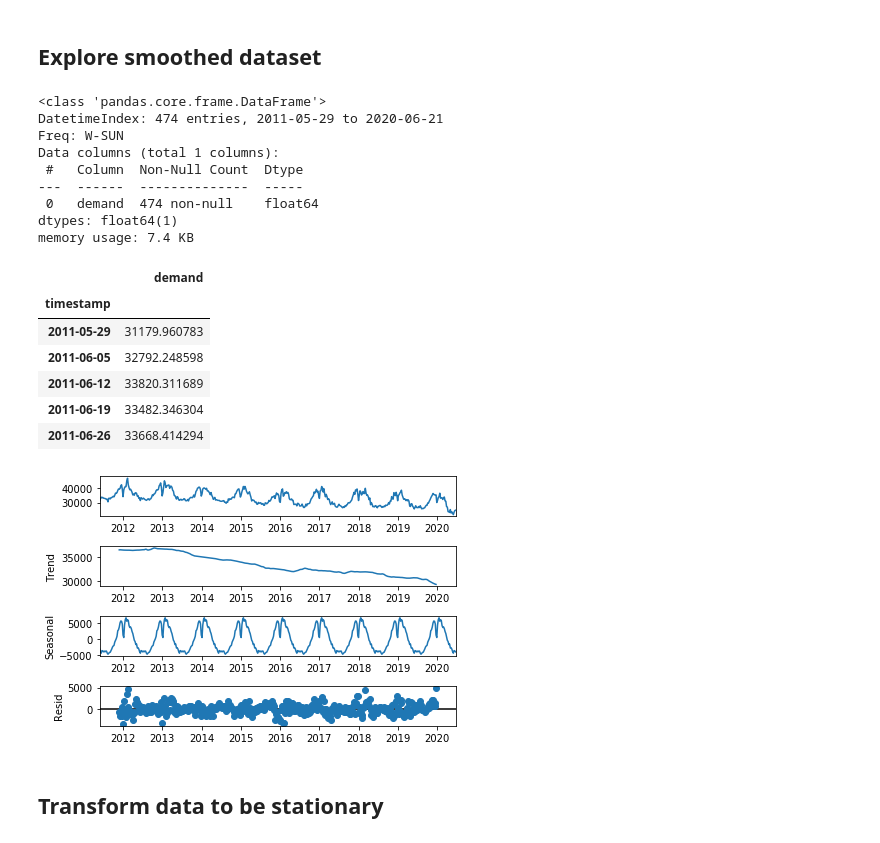
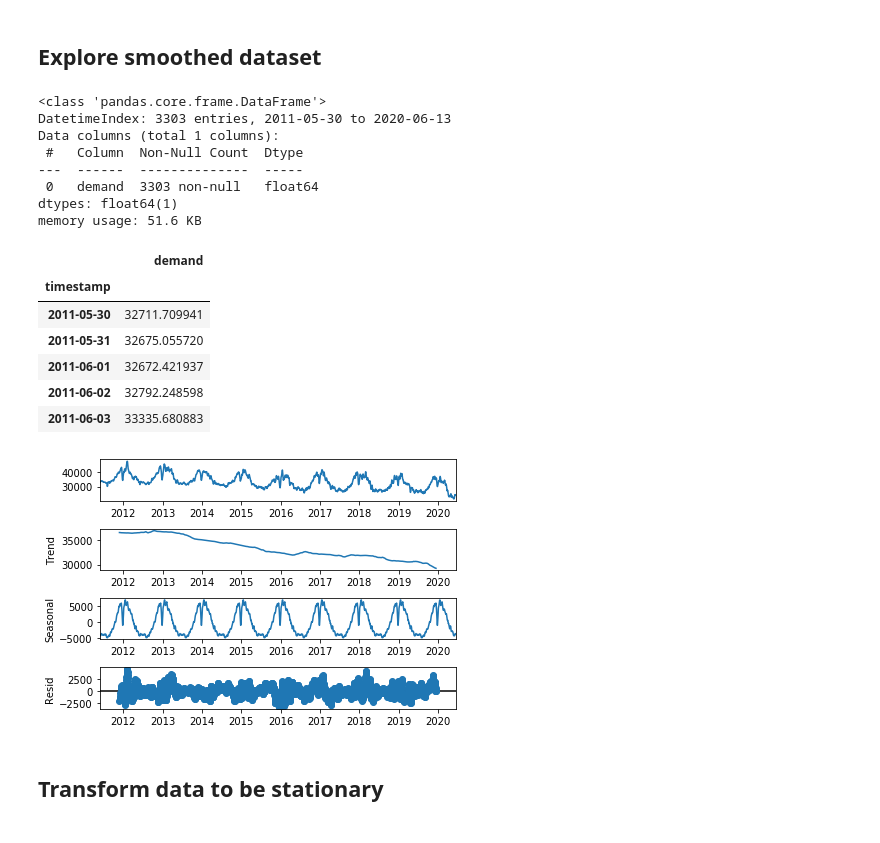
Before and after one commit to BristolFluFighters/BristolFluFighters_NERCHackathonTwo_Recovery, a Jupyter notebook: emissions_forecast.ipynb, the cells around one changed output. Drawn from its saved outputs; the diff is of its cells as text; code cells hidden in the pictures.

```diff
--- a/emissions_forecast.ipynb
+++ b/emissions_forecast.ipynb
@@ -34,37 +31,41 @@ load_df.index = pd.to_datetime(load_df.index)
 # %% [markdown]
 Daily data is seasonal (periodic) at the weekly and yearly level. One needs to be remove and weekly is the least import as their would be an element of lag and smoothing in atmospheric measurements.
 # %%
-load_df = load_df.groupby(pd.Grouper(freq='W')).mean()
-seas_freq = 52 # frequency of datapoints withon season
+# load_df = load_df.groupby(pd.Grouper(freq='W')).mean()
+# seas_freq_val = 52 # frequency of datapoints withon season
+# seas_freq_unit = 'W'
+# %%
+load_df = load_df.rolling(7, center=True).mean().dropna()
+seas_freq_val = 365 # frequency of datapoints withon season
+seas_freq_unit = 'D'
 # %% [markdown]
 ## Explore smoothed dataset
 # %%
 load_df.info()
 # %% [output]
 <class 'pandas.core.frame.DataFrame'>
-DatetimeIndex: 474 entries, 2011-05-29 to 2020-06-21
-Freq: W-SUN
+DatetimeIndex: 3303 entries, 2011-05-30 to 2020-06-13
 Data columns (total 1 columns):
  #   Column  Non-Null Count  Dtype
 ---  ------  --------------  -----
- 0   demand  474 non-null    float64
+ 0   demand  3303 non-null   float64
 dtypes: float64(1)
-memory usage: 7.4 KB
+memory usage: 51.6 KB
 # %%
 load_df.head()
 # %% [output]
 |  | demand |
 | timestamp |  |
-| 2011-05-29 | 31179.960783 |
-| 2011-06-05 | 32792.248598 |
-| 2011-06-12 | 33820.311689 |
-| 2011-06-19 | 33482.346304 |
-| 2011-06-26 | 33668.414294 |
+| 2011-05-30 | 32711.709941 |
+| 2011-05-31 | 32675.055720 |
+| 2011-06-01 | 32672.421937 |
+| 2011-06-02 | 32792.248598 |
+| 2011-06-03 | 33335.680883 |
 # %%
-decomposition = seasonal_decompose(load_df)
+decomposition = seasonal_decompose(load_df, period=seas_freq_val)
 _ = decomposition.plot() # assign to variable to avoid double plotting
 # %% [output]
-[figure, old version]
+[figure, new version]
 # %% [markdown]
 ## Transform data to be stationary
 # %% [markdown]
```
Also changed, not shown: parts of 12 cells of this notebook, 3 other files.
